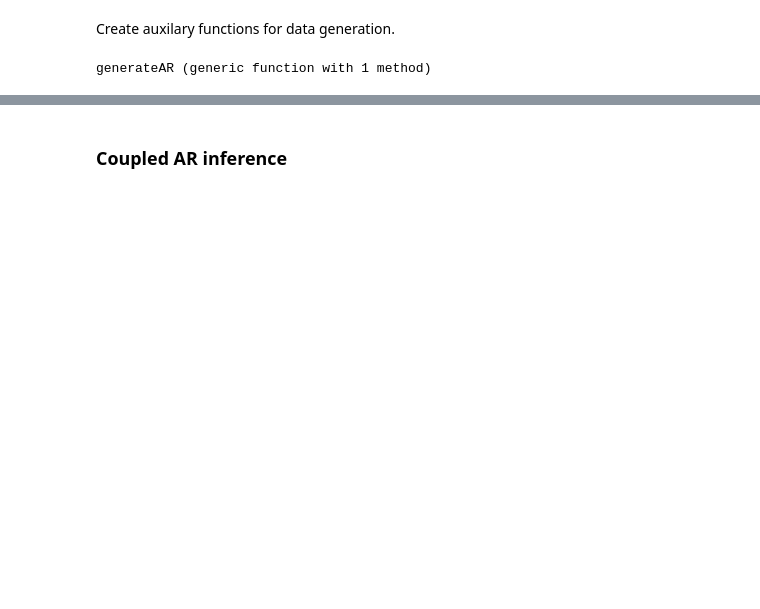
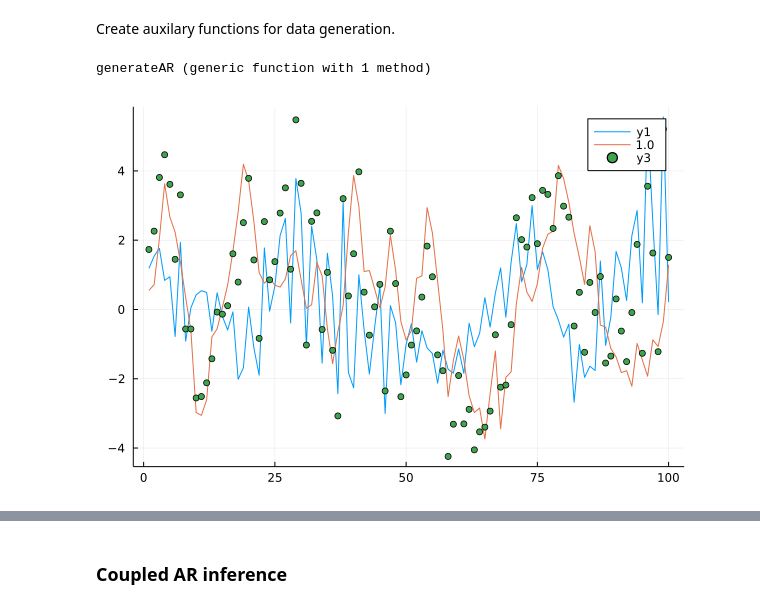
Before and after one commit to biaslab/AIDA, a Jupyter notebook: demo/verification.ipynb, the cells around one changed output, grey strips where cells are left out. Cells and saved outputs as stored; diff of their text form; code cells hidden in the pictures; blank space fills up the shorter version.

```diff
--- a/demo/verification.ipynb
+++ b/demo/verification.ipynb
@@ -51,10 +51,13 @@ noise_var = [1.0, 0.3, 0.1]
 SNR_s = rand(noise_var, n_datasets)
 speech_data, noise_data = [generateAR(100, rand(AR_z)) for _ in 1:n_datasets], [generateAR(100, rand(AR_x), nvar=SNR_s[i]) for i in 1:n_datasets];
 # %%
-plot(first.(speech_data[20][2]))
-plot!(first.(noise_data[20][2]), label=SNR_s[20])
-output = first.(speech_data[20][2]) + first.(noise_data[20][2])
+index = 10
+plot(first.(speech_data[index][2]))
+plot!(first.(noise_data[index][2]), label=SNR_s[20])
+output = first.(speech_data[index][2]) + first.(noise_data[index][2])
 scatter!(output)
+# %% [output]
+[figure, added]
 # %%
 using AIDA
 using ReactiveMP
```
Also changed, not shown: parts of 10 cells of this notebook, 2 other files.
